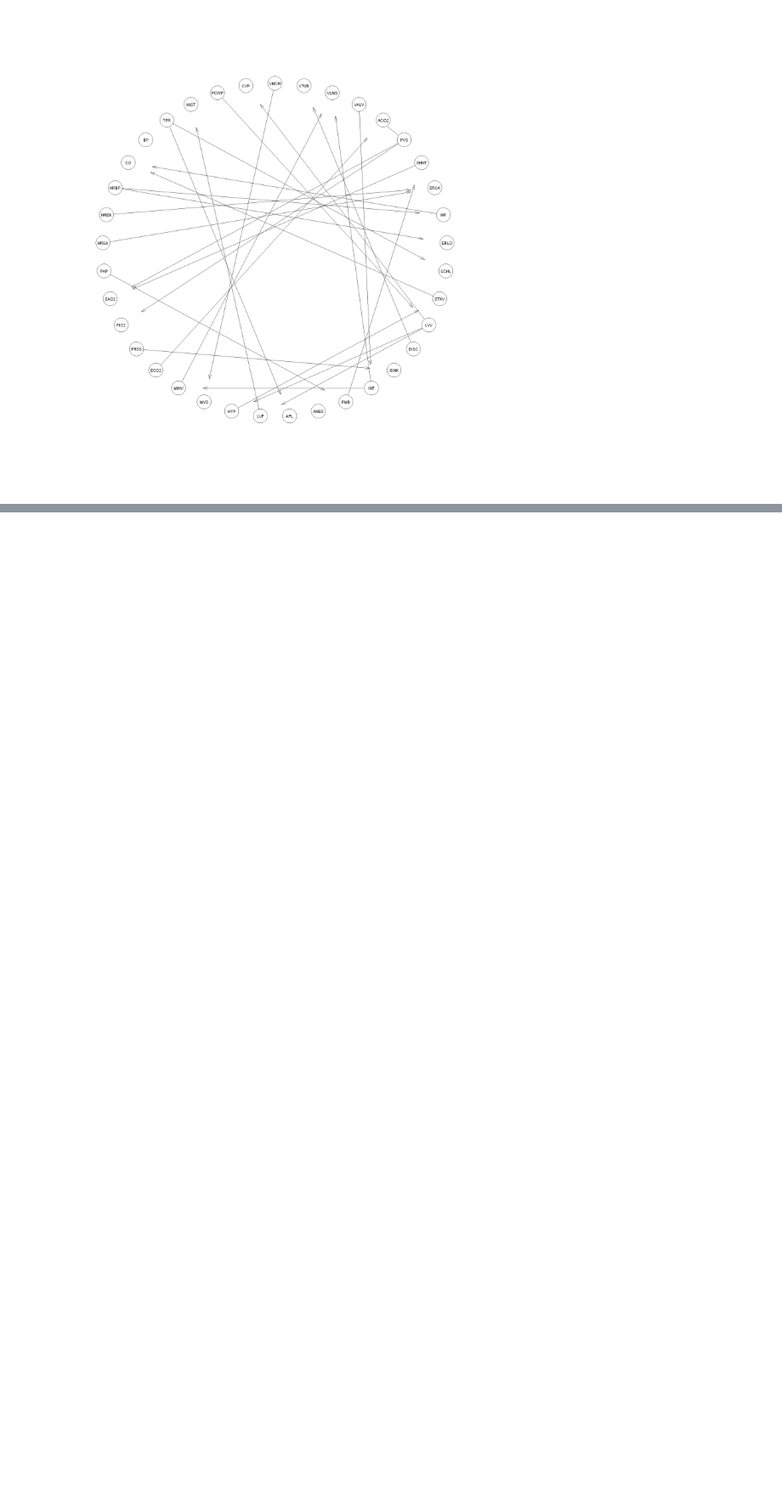
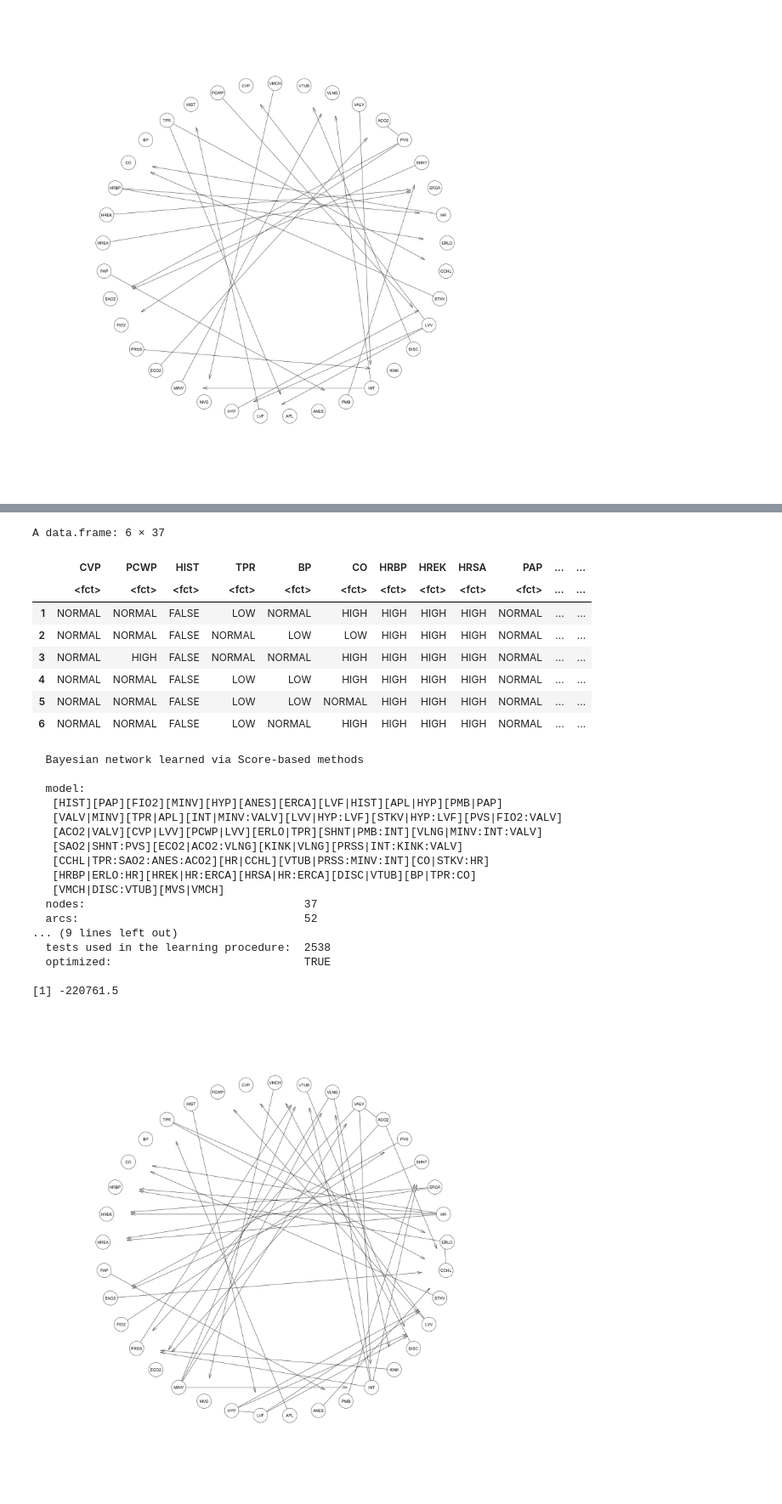
Before and after one commit to salinasmiguelg/redesbayesianas, a Jupyter notebook: bn.ipynb, the cells around one changed output, grey strips where cells are left out. Shown at 85% size. Cells and saved outputs as stored; diff of their text form; code cells hidden in the pictures; blank space fills up the shorter version.

```diff
--- a/bn.ipynb
+++ b/bn.ipynb
@@ -130,0 +184,49 @@ Este modelo se puede observar que los notodos de medición son los que se encuen
+# %%
+# load the data.
+data(alarm)
+df <- alarm
+head(df)
+# create and plot the network structure.
+#bl <- data.frame("HR", "ERLO") #Lista negra de relaciones
+wl <- data.frame(
+  from = c("ERLO", "SAO2", "ANES", "KINK", "ACO2", "TPR", "CCHL", "HYP", "APL","TPR"),
+  to = c("HRBP", "CCHL", "CCHL", "PRSS", "CCHL", "CCHL", "HR", "LVV", "TPR","ERLO")
+)
+bl <- data.frame(
+  from = c("LVV"),
+  to = c("HYP")
+)
+#Lista blanca de relaciones
+res <- hc(bn_df, whitelist = wl, blacklist = bl)
+plot(res)
+print(res)
+sc <- score(res,bn_df) # BIC por default
+print(sc)
+# %% [output]
+A data.frame: 6 × 37
+|  | CVP | PCWP | HIST | TPR | BP | CO | HRBP | HREK | HRSA | PAP | ... | ... |
+|  | <fct> | <fct> | <fct> | <fct> | <fct> | <fct> | <fct> | <fct> | <fct> | <fct> | ... | ... |
+| 1 | NORMAL | NORMAL | FALSE | LOW | NORMAL | HIGH | HIGH | HIGH | HIGH | NORMAL | ... | ... |
+| 2 | NORMAL | NORMAL | FALSE | NORMAL | LOW | LOW | HIGH | HIGH | HIGH | NORMAL | ... | ... |
+| 3 | NORMAL | HIGH | FALSE | NORMAL | NORMAL | HIGH | HIGH | HIGH | HIGH | NORMAL | ... | ... |
+| 4 | NORMAL | NORMAL | FALSE | LOW | LOW | HIGH | HIGH | HIGH | HIGH | NORMAL | ... | ... |
+| 5 | NORMAL | NORMAL | FALSE | LOW | LOW | NORMAL | HIGH | HIGH | HIGH | NORMAL | ... | ... |
+| 6 | NORMAL | NORMAL | FALSE | LOW | NORMAL | HIGH | HIGH | HIGH | HIGH | NORMAL | ... | ... |
+  Bayesian network learned via Score-based methods
+
+  model:
+   [HIST][PAP][FIO2][MINV][HYP][ANES][ERCA][LVF|HIST][APL|HYP][PMB|PAP]
+   [VALV|MINV][TPR|APL][INT|MINV:VALV][LVV|HYP:LVF][STKV|HYP:LVF][PVS|FIO2:VALV]
+   [ACO2|VALV][CVP|LVV][PCWP|LVV][ERLO|TPR][SHNT|PMB:INT][VLNG|MINV:INT:VALV]
+   [SAO2|SHNT:PVS][ECO2|ACO2:VLNG][KINK|VLNG][PRSS|INT:KINK:VALV]
+   [CCHL|TPR:SAO2:ANES:ACO2][HR|CCHL][VTUB|PRSS:MINV:INT][CO|STKV:HR]
+   [HRBP|ERLO:HR][HREK|HR:ERCA][HRSA|HR:ERCA][DISC|VTUB][BP|TPR:CO]
+   [VMCH|DISC:VTUB][MVS|VMCH]
+  nodes:                                 37
+  arcs:                                  52
+... (9 lines left out)
+  tests used in the learning procedure:  2538
+  optimized:                             TRUE
+
+[1] -220761.5
+[figure, added]
```
Also changed, not shown: parts of 14 cells of this notebook, 2 other files.
